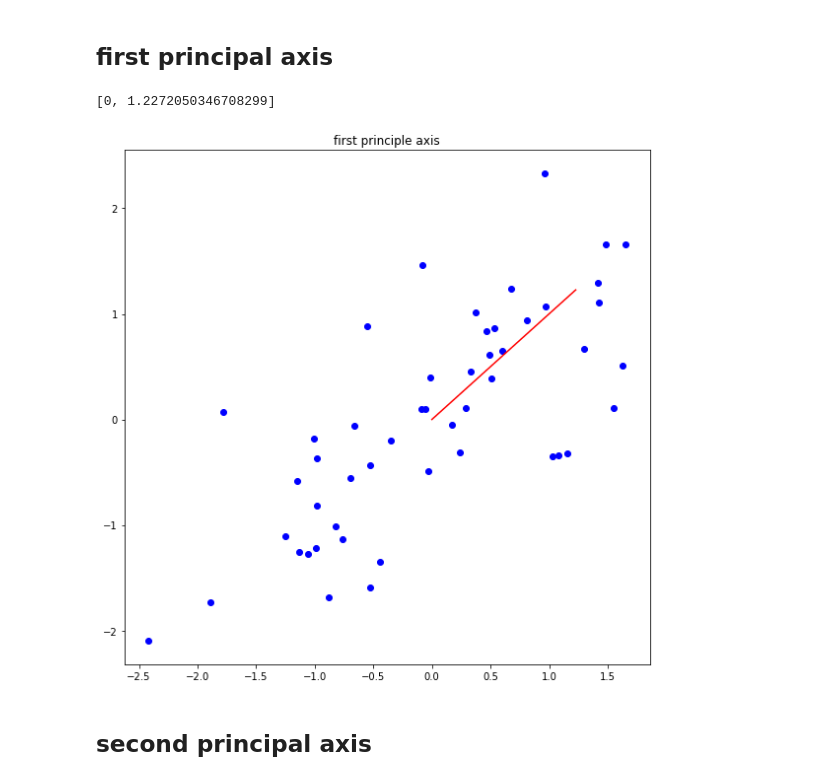
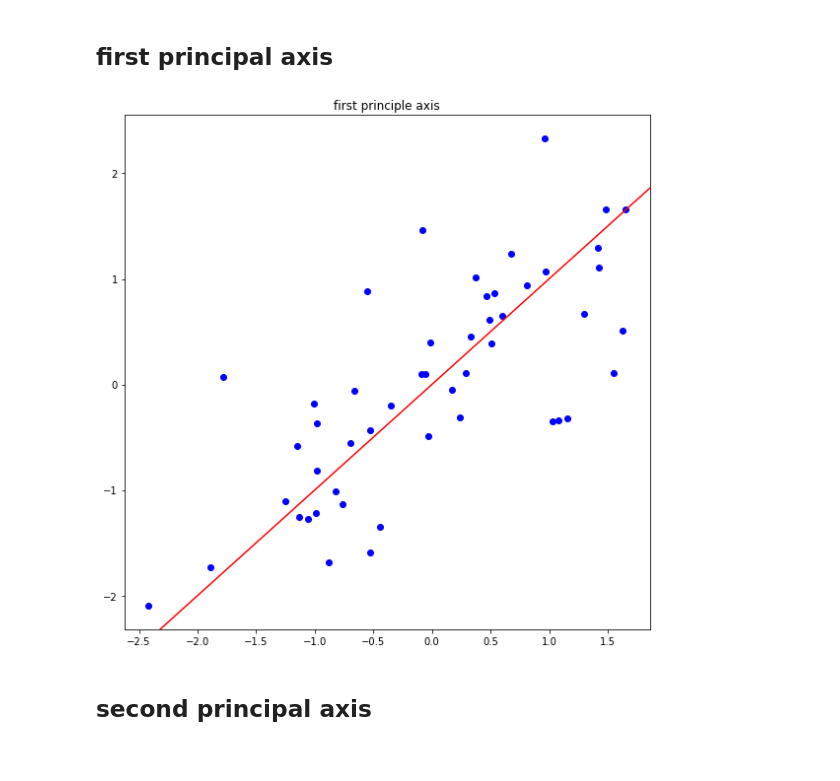
Before and after one commit to seungahkim/assignment-machine-learning, a Jupyter notebook: 12/assignment_12.ipynb, the cells around one changed output. Cells and saved outputs as stored; diff of their text form; code cells hidden in the pictures.

Commit message:
plot first principal axis: using axline

```diff
--- a/12/assignment_12.ipynb
+++ b/12/assignment_12.ipynb
@@ -96,18 +93,14 @@ plt.show()
 # %%
 plt.figure(figsize=(8,8))
 plt.title('first principle axis')
 
-x_values = [0, P[0, 0]]
-y_values = [0, P[1, 0]]
-
-plt.plot(x_values, y_values, color='red')
+plt.axline(origin[0], U[:, 0], color='red')
 plt.scatter(z_x, z_y, color='blue')
 
 plt.tight_layout()
 plt.show()
 # %% [output]
-[0, 1.2272050346708299]
-[figure, old version]
+[figure, new version]
 # %% [markdown]
 ## second principal axis
 # %%
```
Also changed, not shown: parts of 1 cell of this notebook.
